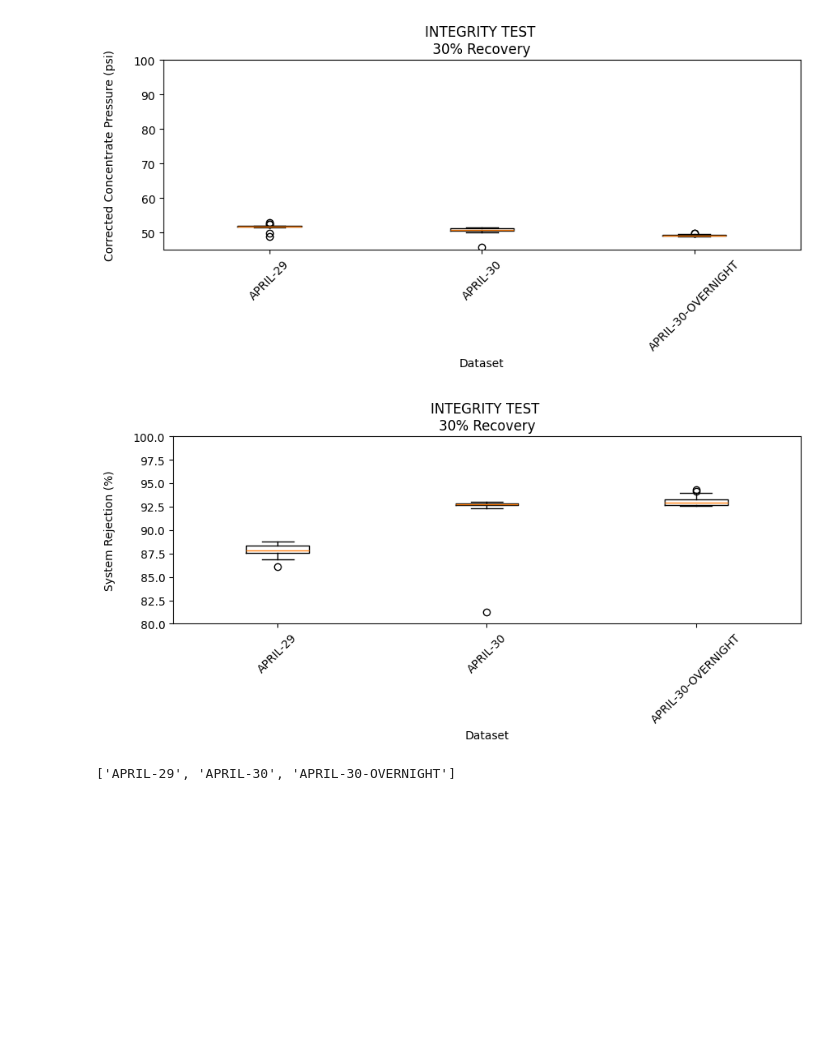
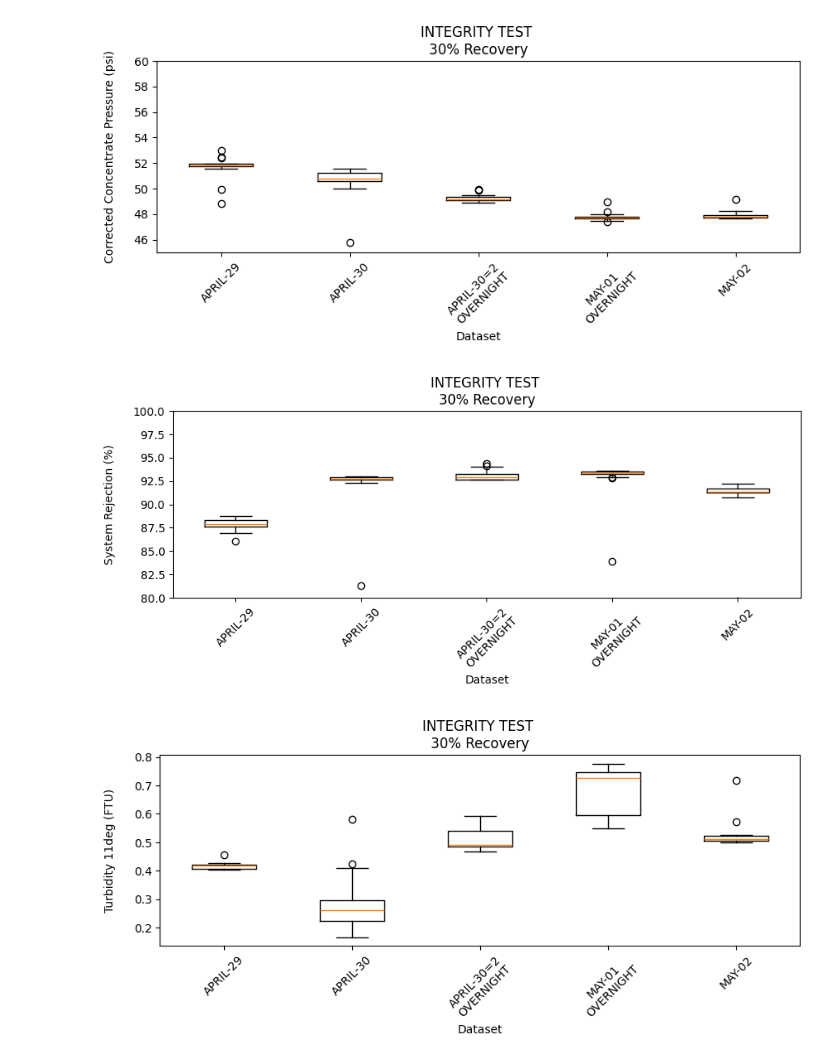
Before and after one commit to Alexandre-Bray/Yanacocha-IT, a Jupyter notebook: IT-analysis-Yanacocha.ipynb, the cells around one changed output. Saved outputs shown, nothing was run; the diff lists cells and outputs as text; code cells hidden in the pictures; blank space fills up the shorter version.

```diff
--- a/IT-analysis-Yanacocha.ipynb
+++ b/IT-analysis-Yanacocha.ipynb
@@ -1,35 +1,34 @@
 # %%
 import matplotlib.pyplot as pyplot
 import integrity, misc
 
 
 # Specify the input channel for analysis
-channels = ['Corrected Concentrate Pressure (psi)', 'System Rejection (%)']
-limits = {'Corrected Concentrate Pressure (psi)':(45,100), 'System Rejection (%)':(80,100)}
+channels = ['Corrected Concentrate Pressure (psi)', 'System Rejection (%)','Turbidity 11deg (FTU)']
+limits = {'Corrected Concentrate Pressure (psi)':(45,60), 'System Rejection (%)':(80,100)}
 recovery = 30
 
-experiment_summaries, experiment_names = integrity.calculate_statistics(channels,site='DATA',recovery=recovery)
+experiment_summaries, experiment_names, datasets = integrity.calculate_statistics(channels,site='DATA',recovery=recovery)
 
 for channel in channels:
 
     summaries = list()
     for experiment_summary in experiment_summaries:
         summaries.append(experiment_summary[channel])
 
     fig, ax = pyplot.subplots(figsize=(10, 3))
 
-    ax.boxplot(summaries, tick_labels=misc.fortmat_names(experiment_names))
+    ax.boxplot(summaries, tick_labels=misc.format_names(experiment_names))
 
     ax.set_title(f"INTEGRITY TEST \n {recovery}% Recovery ")
     ax.set_xlabel('Dataset')
     ax.set_ylabel(f'{channel}\n')
-    pyplot.ylim(limits[channel])
+
+    if channel in limits:
+        pyplot.ylim(limits[channel])
     pyplot.xticks(rotation=45)
     pyplot.show()
 # %% [output]
-[figure, old version]
+[figure, new version]
-[figure, old version]
+[figure, new version]
+[figure, added]
-# %%
-experiment_names
-# %% [output]
-['APRIL-29', 'APRIL-30', 'APRIL-30-OVERNIGHT']
```
Also changed, not shown: 2 other files.
